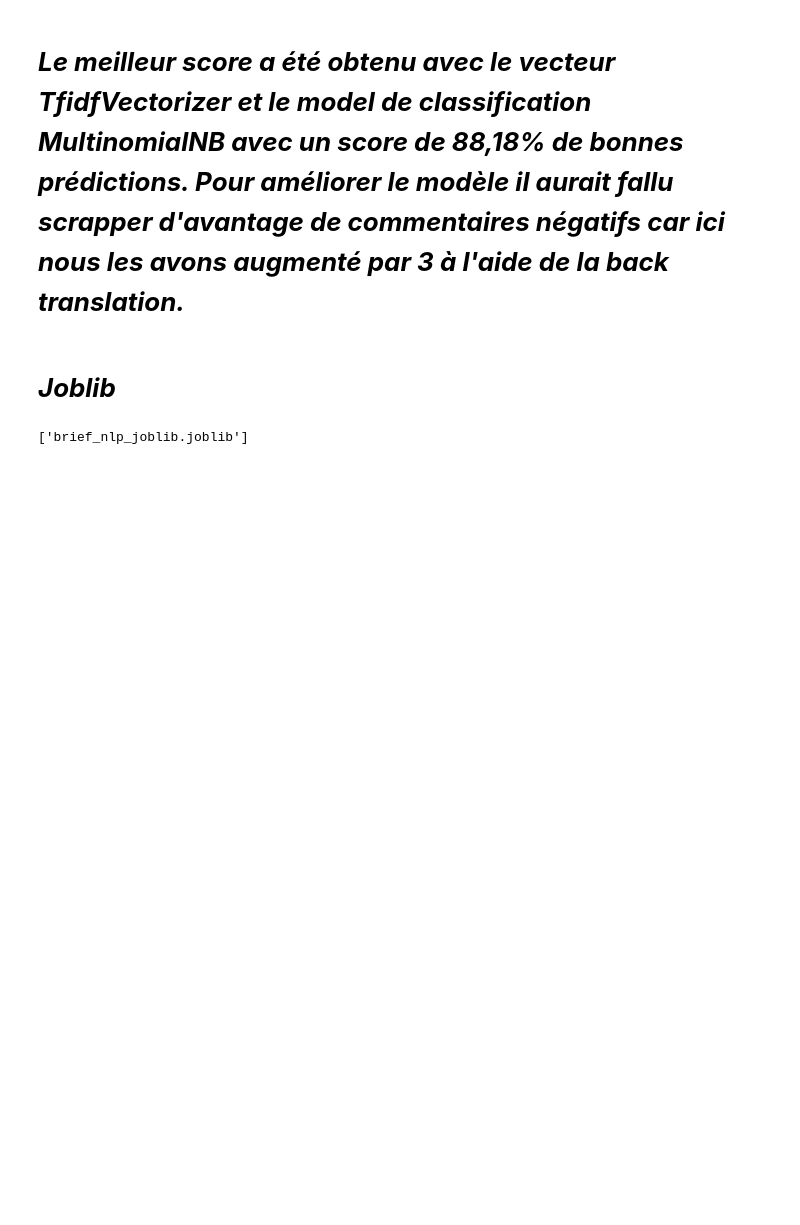
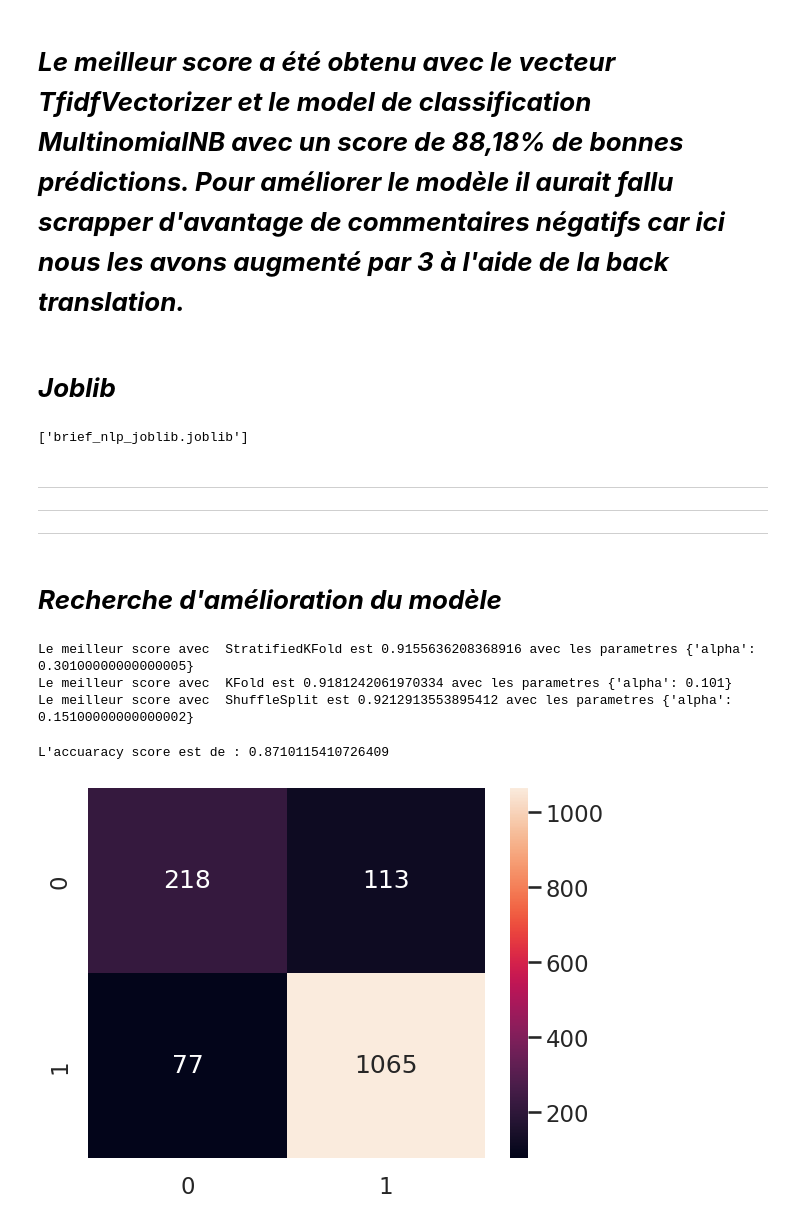
Before and after one commit to rastakoer/scrap_flask_nlp, a Jupyter notebook: briefV2.ipynb, the cells around one changed output. Cells and saved outputs as stored; diff of their text form; code cells hidden in the pictures; blank space fills up the shorter version.

Commit message:
essai d amelioration du modele

```diff
--- a/briefV2.ipynb
+++ b/briefV2.ipynb
@@ -488,3 +481,46 @@ model_complet={ "Xtrain_translate":X_train,
 joblib.dump(model_complet, 'brief_nlp_joblib.joblib')
 # %% [output]
 ['brief_nlp_joblib.joblib']
+# %% [markdown]
+---
+---
+---
+# %% [markdown]
+# ___Recherche d'amélioration du modèle___
+# %%
+from sklearn.model_selection import StratifiedKFold
+from sklearn.model_selection import KFold
+from sklearn.model_selection import ShuffleSplit
+from sklearn.model_selection import GridSearchCV
+
+
+param_grid = {'alpha': np.arange(0.001, 1, 0.05)}
+
+model_selection ={"StatifiedKFold": StratifiedKFold(4),
+                "Kfold": KFold(5, random_state=42, shuffle=True),
+                "ShuffleSplit": ShuffleSplit(4, test_size=0.2)}
+
+for v in model_selection.values():
+    grid = GridSearchCV(MultinomialNB(), param_grid, cv=v)
+    grid.fit(X_train_vec, y_train)
+
+
+
+    print("Le meilleur score avec ",str(v).split("(",1)[0],"est",grid.best_score_,"avec les parametres",
+    grid.best_params_)
+# %% [output]
+Le meilleur score avec  StratifiedKFold est 0.9155636208368916 avec les parametres {'alpha': 0.30100000000000005}
+Le meilleur score avec  KFold est 0.9181242061970334 avec les parametres {'alpha': 0.101}
+Le meilleur score avec  ShuffleSplit est 0.9212913553895412 avec les parametres {'alpha': 0.15100000000000002}
+# %%
+model = grid.best_estimator_
+model.fit(X_train_vec, y_train)
+y_pred = model.predict(X_test_vec)
+
+print("L'accuaracy score est de :", accuracy_score(y_pred, y_test))
+cm = confusion_matrix(y_pred, y_test)
+sns.heatmap(cm, annot=True, fmt='d')
+plt.show()
+# %% [output]
+L'accuaracy score est de : 0.8710115410726409
+[figure, added]
```
Also changed, not shown: parts of 5 cells of this notebook, 6 other files.
